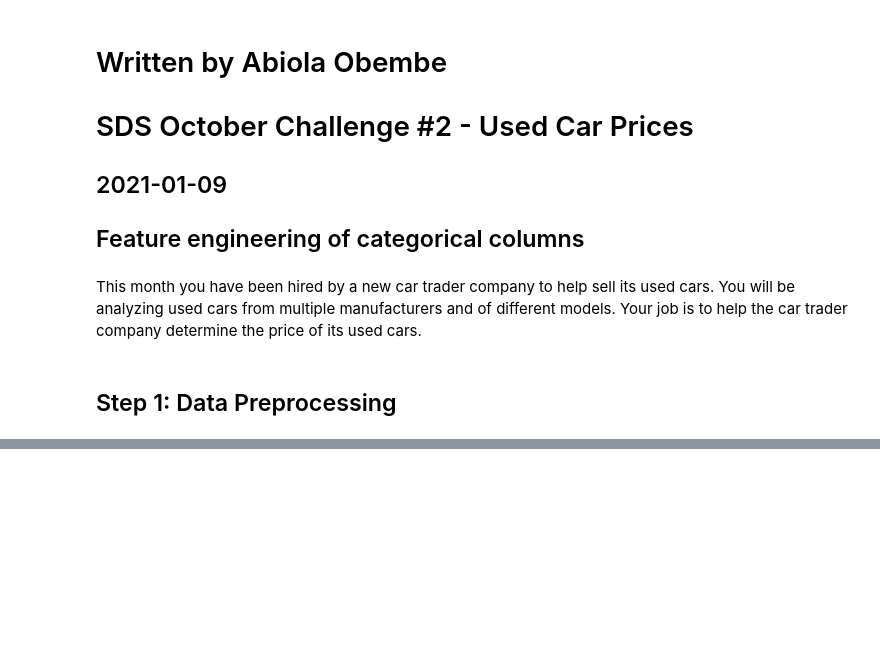
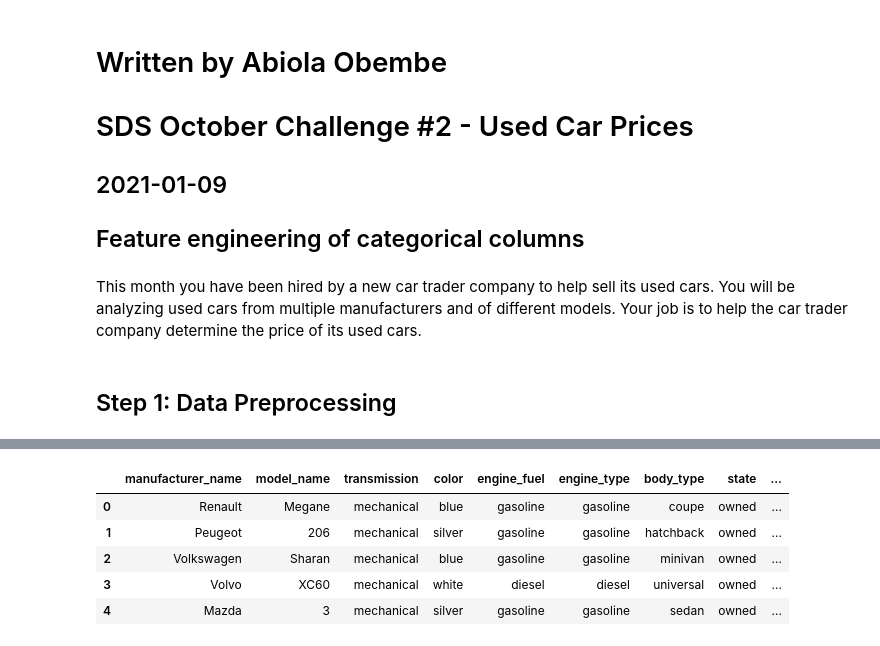
Before and after one commit to obeabi/SdsOctober2020Challenge, a Jupyter notebook: CategoricalCols_Main.ipynb, the cells around one changed output, grey strips where cells are left out. Cells and saved outputs as stored; diff of their text form; code cells hidden in the pictures; blank space fills up the shorter version.

```diff
--- a/CategoricalCols_Main.ipynb
+++ b/CategoricalCols_Main.ipynb
@@ -82,0 +207,10 @@ print("\n Perecentage of missing values in test datframe is: \n", str(100*(df_te
+# %%
+# Let's print the test set
+cat_df_test.head()
+# %% [output]
+|  | manufacturer_name | model_name | transmission | color | engine_fuel | engine_type | body_type | state | ... |
+| 0 | Renault | Megane | mechanical | blue | gasoline | gasoline | coupe | owned | ... |
+| 1 | Peugeot | 206 | mechanical | silver | gasoline | gasoline | hatchback | owned | ... |
+| 2 | Volkswagen | Sharan | mechanical | blue | gasoline | gasoline | minivan | owned | ... |
+| 3 | Volvo | XC60 | mechanical | white | diesel | diesel | universal | owned | ... |
+| 4 | Mazda | 3 | mechanical | silver | gasoline | gasoline | sedan | owned | ... |
```
Also changed, not shown: parts of 43 cells of this notebook.
